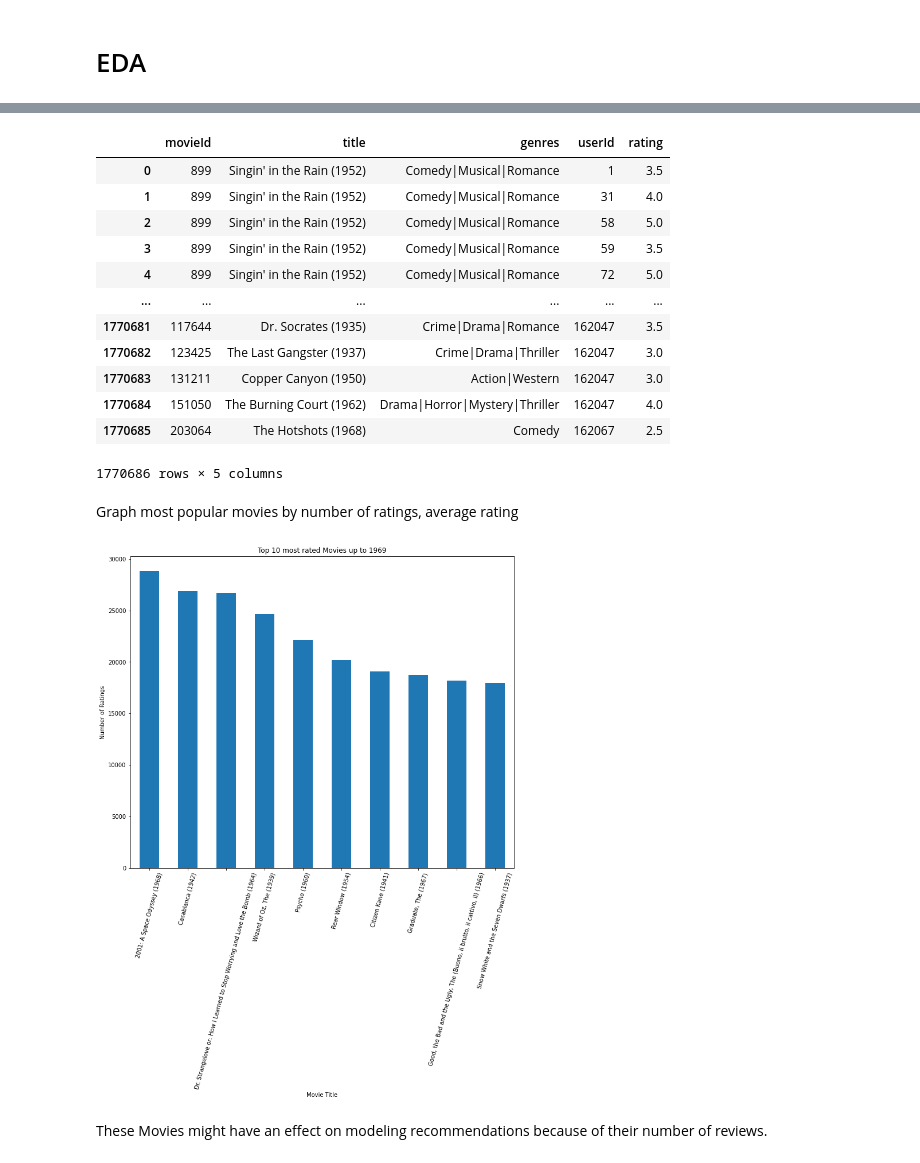
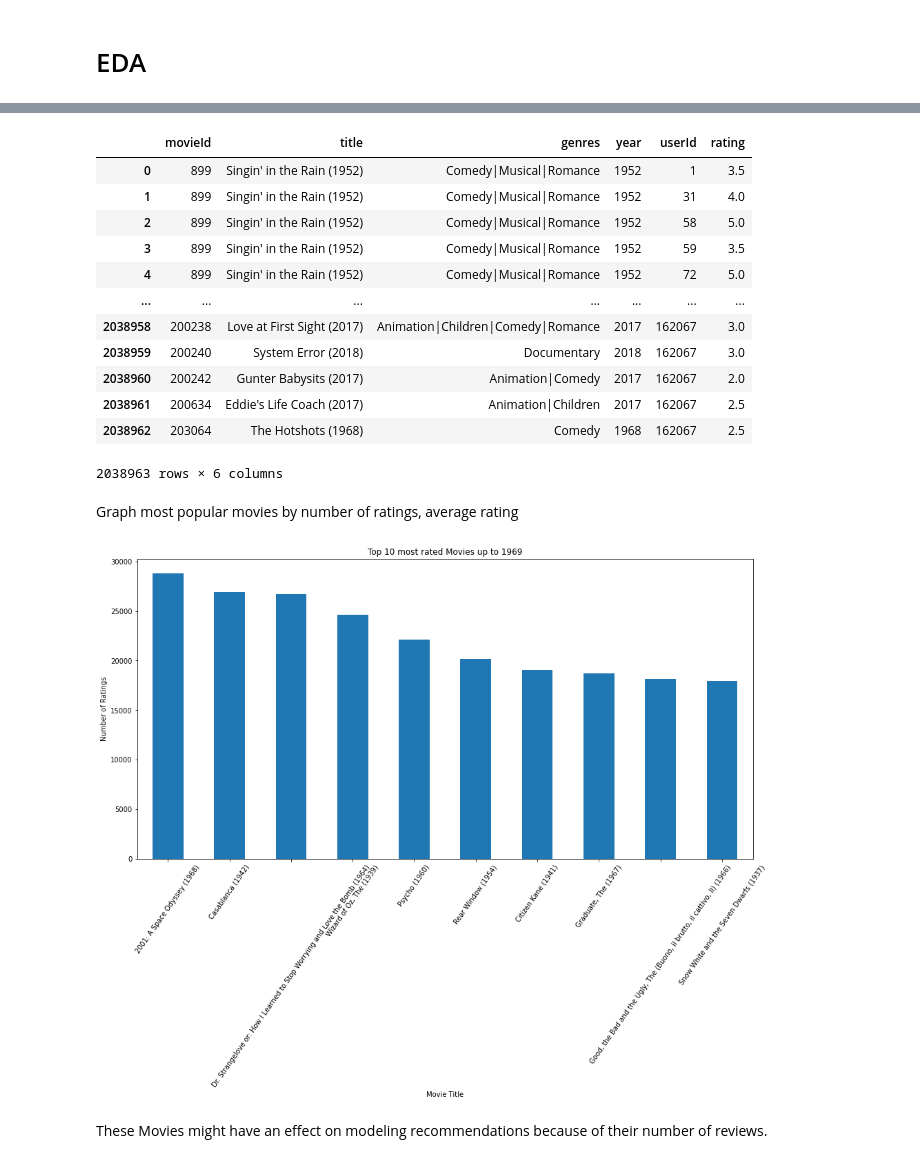
Before and after one commit to WSmolen/Movie-Recommendation-System, a Jupyter notebook: Notebook.ipynb, the cells around one changed output, grey strips where cells are left out. Saved outputs shown, nothing was run; the diff lists cells and outputs as text; code cells hidden in the pictures.

Commit message:
added recommendation functionality for newer to older movies

```diff
--- a/Notebook.ipynb
+++ b/Notebook.ipynb
@@ -102,5 +104,5 @@ movies_df_old['year'] = movies_df_old['year'].astype(int)
 # %%
-movies_df_clean = movies_df_old[movies_df_old['year'] <= 1969]
+movies_df_clean = movies_df_old[((movies_df_old['year'] <= 1969) & (movies_df_old['year'] >= 1927)) | (movies_df_old['year'] >= 2017)]
 # %%
 movies_df_clean.info()
 # %% [output]
@@ -120,3 +120,5 @@ movies_df_final = movies_df_clean.drop('year', axis=1)
+# %%
+movies_df_final = movies_df_clean.copy()
 # %%
 movies_df_final.info()
 # %% [output]
@@ -222,32 +225,32 @@ movies_and_ratings_df = pd.merge(movies_df_final, ratings_df_final, on='movieId'
 # %%
 movies_and_ratings_df
 # %% [output]
-|  | movieId | title | genres | userId | rating |
-| 0 | 899 | Singin' in the Rain (1952) | Comedy|Musical|Romance | 1 | 3.5 |
-| 1 | 899 | Singin' in the Rain (1952) | Comedy|Musical|Romance | 31 | 4.0 |
-| 2 | 899 | Singin' in the Rain (1952) | Comedy|Musical|Romance | 58 | 5.0 |
-| 3 | 899 | Singin' in the Rain (1952) | Comedy|Musical|Romance | 59 | 3.5 |
-| 4 | 899 | Singin' in the Rain (1952) | Comedy|Musical|Romance | 72 | 5.0 |
-| ... | ... | ... | ... | ... | ... |
-| 1770681 | 117644 | Dr. Socrates (1935) | Crime|Drama|Romance | 162047 | 3.5 |
-| 1770682 | 123425 | The Last Gangster (1937) | Crime|Drama|Thriller | 162047 | 3.0 |
-| 1770683 | 131211 | Copper Canyon (1950) | Action|Western | 162047 | 3.0 |
-| 1770684 | 151050 | The Burning Court (1962) | Drama|Horror|Mystery|Thriller | 162047 | 4.0 |
-| 1770685 | 203064 | The Hotshots (1968) | Comedy | 162067 | 2.5 |
+|  | movieId | title | genres | year | userId | rating |
+| 0 | 899 | Singin' in the Rain (1952) | Comedy|Musical|Romance | 1952 | 1 | 3.5 |
+| 1 | 899 | Singin' in the Rain (1952) | Comedy|Musical|Romance | 1952 | 31 | 4.0 |
+| 2 | 899 | Singin' in the Rain (1952) | Comedy|Musical|Romance | 1952 | 58 | 5.0 |
+| 3 | 899 | Singin' in the Rain (1952) | Comedy|Musical|Romance | 1952 | 59 | 3.5 |
+| 4 | 899 | Singin' in the Rain (1952) | Comedy|Musical|Romance | 1952 | 72 | 5.0 |
+| ... | ... | ... | ... | ... | ... | ... |
+| 2038958 | 200238 | Love at First Sight (2017) | Animation|Children|Comedy|Romance | 2017 | 162067 | 3.0 |
+| 2038959 | 200240 | System Error (2018) | Documentary | 2018 | 162067 | 3.0 |
+| 2038960 | 200242 | Gunter Babysits (2017) | Animation|Comedy | 2017 | 162067 | 2.0 |
+| 2038961 | 200634 | Eddie's Life Coach (2017) | Animation|Children | 2017 | 162067 | 2.5 |
+| 2038962 | 203064 | The Hotshots (1968) | Comedy | 1968 | 162067 | 2.5 |
-1770686 rows × 5 columns
+2038963 rows × 6 columns
 # %% [markdown]
 Graph most popular movies by number of ratings, average rating
 # %%
 movies_and_ratings_df['title'].value_counts(sort=True).head(10).plot(
-    figsize = (12, 10),
+    figsize = (16, 8),
     kind = 'bar',
     title = 'Top 10 most rated Movies up to 1969',
     ylabel = 'Number of Ratings',
     xlabel = 'Movie Title',
     );
-plt.xticks(rotation=75);
+plt.xticks(rotation=55);
 # %% [output]
-[figure, old version]
+[figure, new version]
 # %% [markdown]
 These Movies might have an effect on modeling recommendations because of their number of reviews.
 # %%
```
Also changed, not shown: parts of 47 cells of this notebook.
